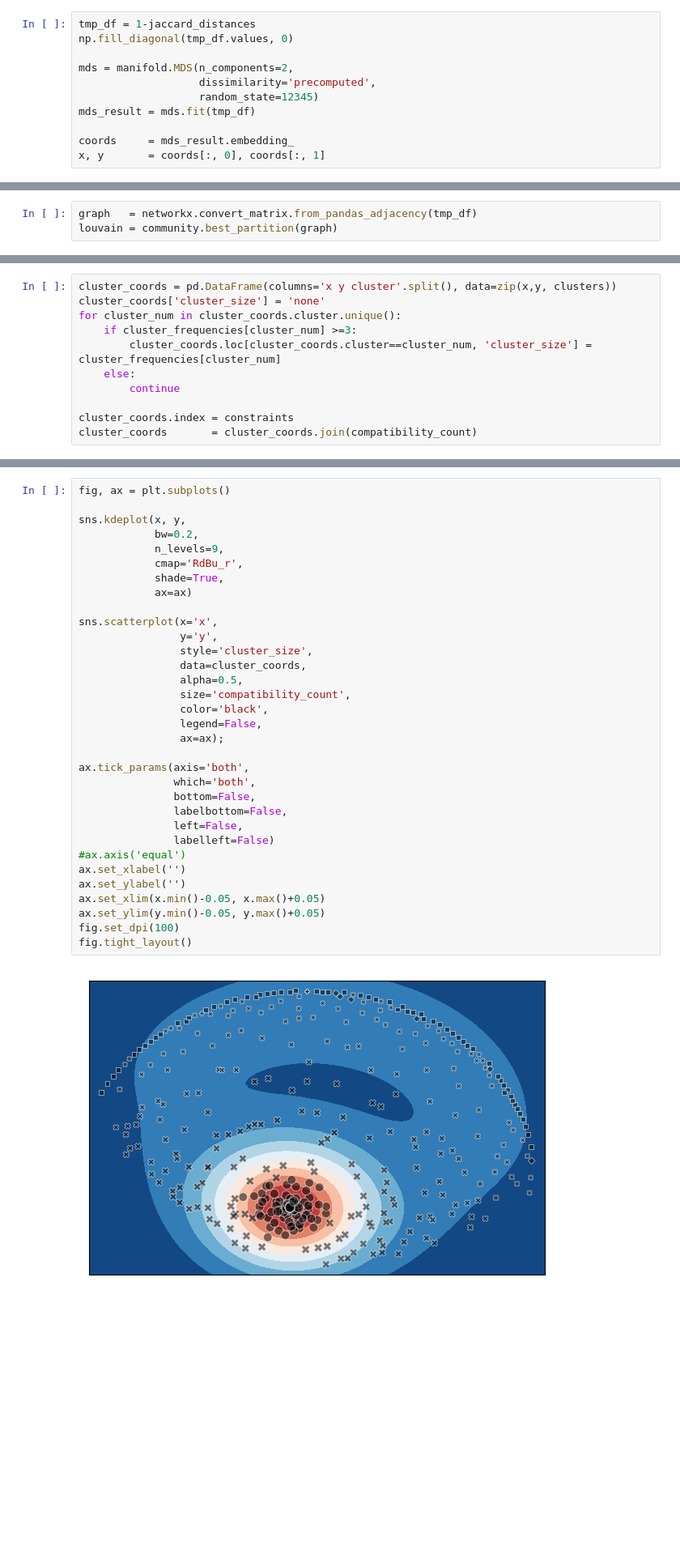
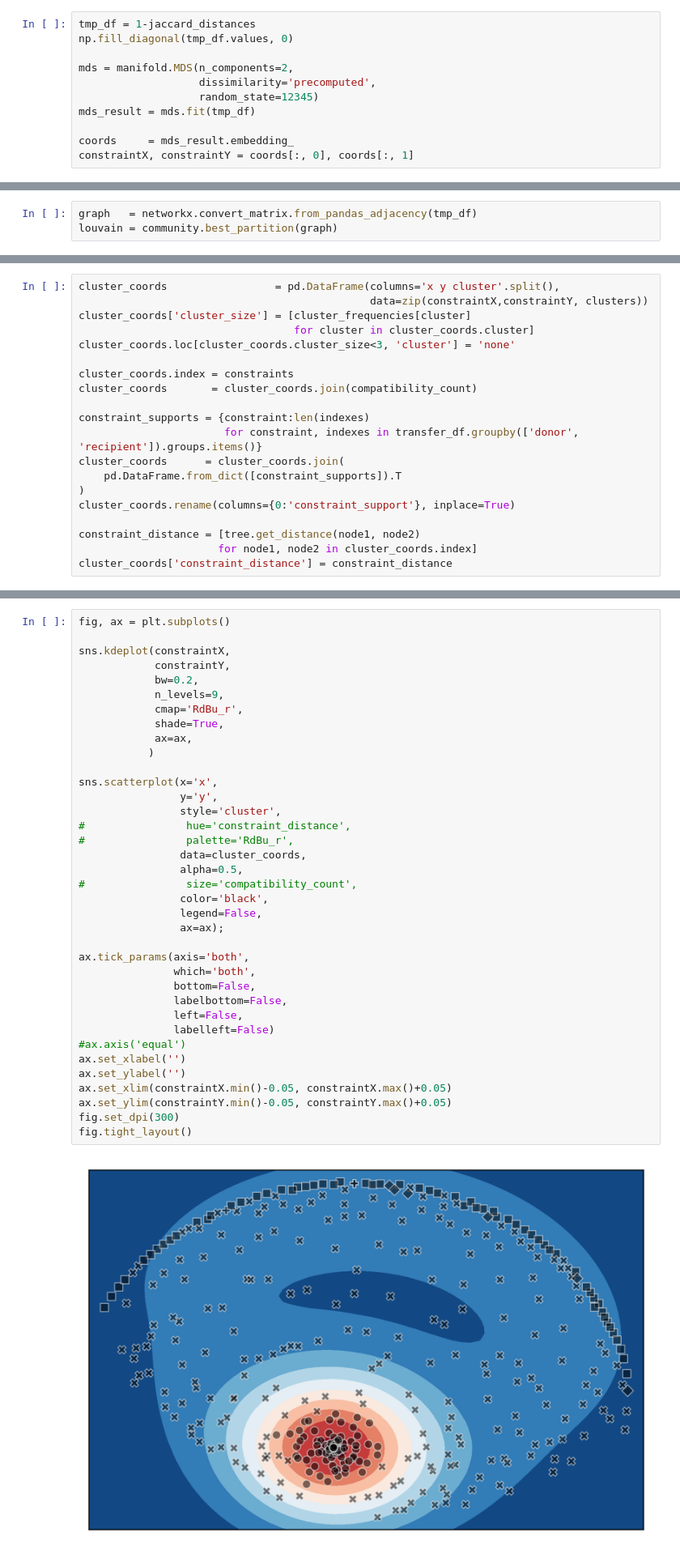
Before and after one commit to lthiberiol/jupyter_notebooks, a Jupyter notebook: kelsey/compatibility_among_transfers.ipynb, the cells around one changed output, grey strips where cells are left out. Shown at 81% size. Cells and saved outputs as stored; diff of their text form; blank space fills up the shorter version.

```diff
--- a/kelsey/compatibility_among_transfers.ipynb
+++ b/kelsey/compatibility_among_transfers.ipynb
@@ -133,7 +133,7 @@ mds = manifold.MDS(n_components=2,
 mds_result = mds.fit(tmp_df)
 
 coords     = mds_result.embedding_
-x, y       = coords[:, 0], coords[:, 1]
+constraintX, constraintY = coords[:, 0], coords[:, 1]
 # %%
 fig, ax = plt.subplots()
 
@@ -184,13 +184,22 @@ for count, constraint in enumerate(constraints):
 cluster_frequencies     = dict(collections.Counter(clusters))
 clusters_sorted_by_size = sorted(cluster_frequencies.items(), key=operator.itemgetter(1), reverse=True)
 # %%
-cluster_coords = pd.DataFrame(columns='x y cluster'.split(), data=zip(x,y, clusters))
-cluster_coords['cluster_size'] = 'none'
-for cluster_num in cluster_coords.cluster.unique():
-    if cluster_frequencies[cluster_num] >=3:
-        cluster_coords.loc[cluster_coords.cluster==cluster_num, 'cluster_size'] = cluster_frequencies[cluster_num]
-    else:
-        continue
+cluster_coords                 = pd.DataFrame(columns='x y cluster'.split(),
+                                              data=zip(constraintX,constraintY, clusters))
+cluster_coords['cluster_size'] = [cluster_frequencies[cluster]
+                                  for cluster in cluster_coords.cluster]
+cluster_coords.loc[cluster_coords.cluster_size<3, 'cluster'] = 'none'
 
 cluster_coords.index = constraints
 cluster_coords       = cluster_coords.join(compatibility_count)
+
+constraint_supports = {constraint:len(indexes)
+                       for constraint, indexes in transfer_df.groupby(['donor', 'recipient']).groups.items()}
+cluster_coords      = cluster_coords.join(
+    pd.DataFrame.from_dict([constraint_supports]).T
+)
+cluster_coords.rename(columns={0:'constraint_support'}, inplace=True)
+
+constraint_distance = [tree.get_distance(node1, node2)
+                      for node1, node2 in cluster_coords.index]
+cluster_coords['constraint_distance'] = constraint_distance
@@ -197,35 +236,39 @@ cluster_coords       = cluster_coords.join(compatibility_count)
 # %%
 fig, ax = plt.subplots()
 
-sns.kdeplot(x, y,
+sns.kdeplot(constraintX,
+            constraintY,
             bw=0.2,
             n_levels=9,
             cmap='RdBu_r',
             shade=True,
-            ax=ax)
+            ax=ax,
+           )
 
 sns.scatterplot(x='x',
                 y='y',
-                style='cluster_size',
+                style='cluster',
+#                hue='constraint_distance',
+#                palette='RdBu_r',
                 data=cluster_coords,
                 alpha=0.5,
-                size='compatibility_count',
+#                size='compatibility_count',
                 color='black',
                 legend=False,
                 ax=ax);
 
 ax.tick_params(axis='both',
                which='both',
                bottom=False,
                labelbottom=False,
                left=False,
                labelleft=False)
 #ax.axis('equal')
 ax.set_xlabel('')
 ax.set_ylabel('')
-ax.set_xlim(x.min()-0.05, x.max()+0.05)
-ax.set_ylim(y.min()-0.05, y.max()+0.05)
-fig.set_dpi(100)
+ax.set_xlim(constraintX.min()-0.05, constraintX.max()+0.05)
+ax.set_ylim(constraintY.min()-0.05, constraintY.max()+0.05)
+fig.set_dpi(300)
 fig.tight_layout()
 # %% [output]
-[figure, old version]
+[figure, new version]
```
Also changed, not shown: parts of 16 cells of this notebook.
